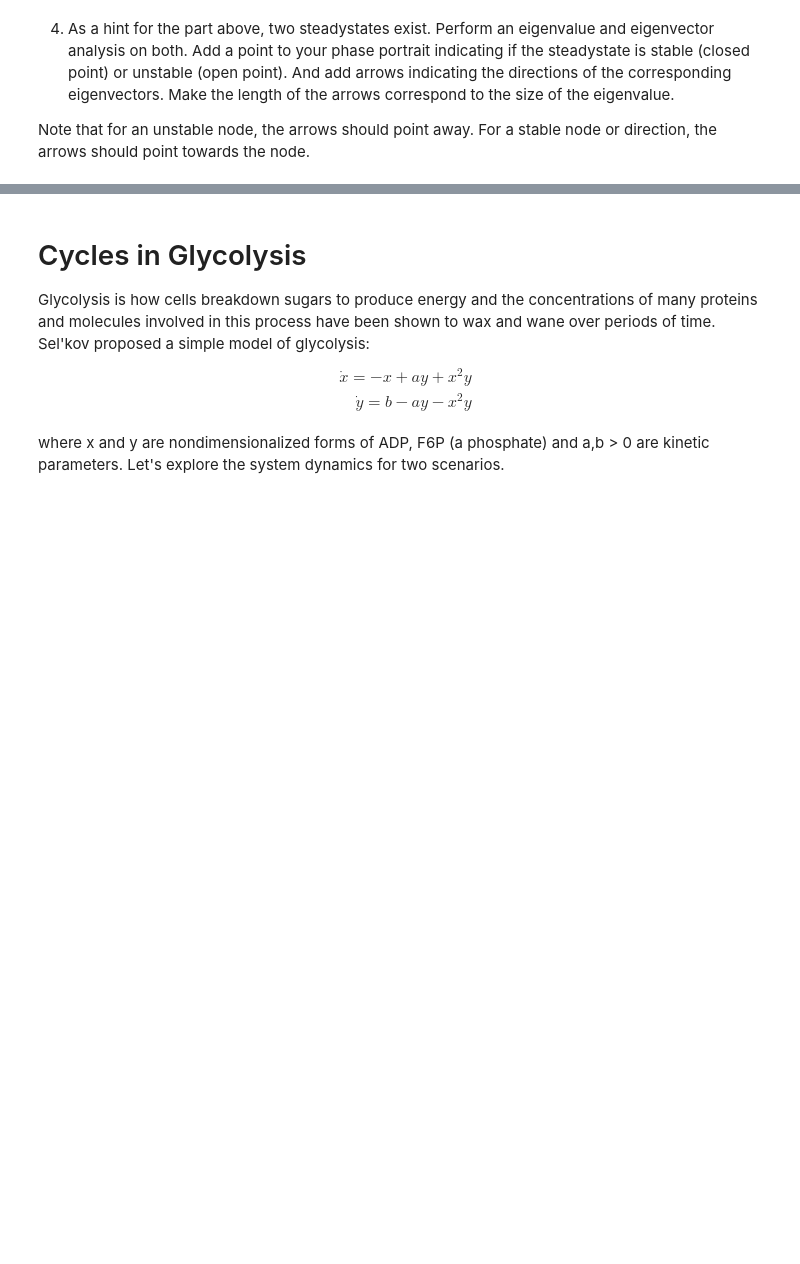
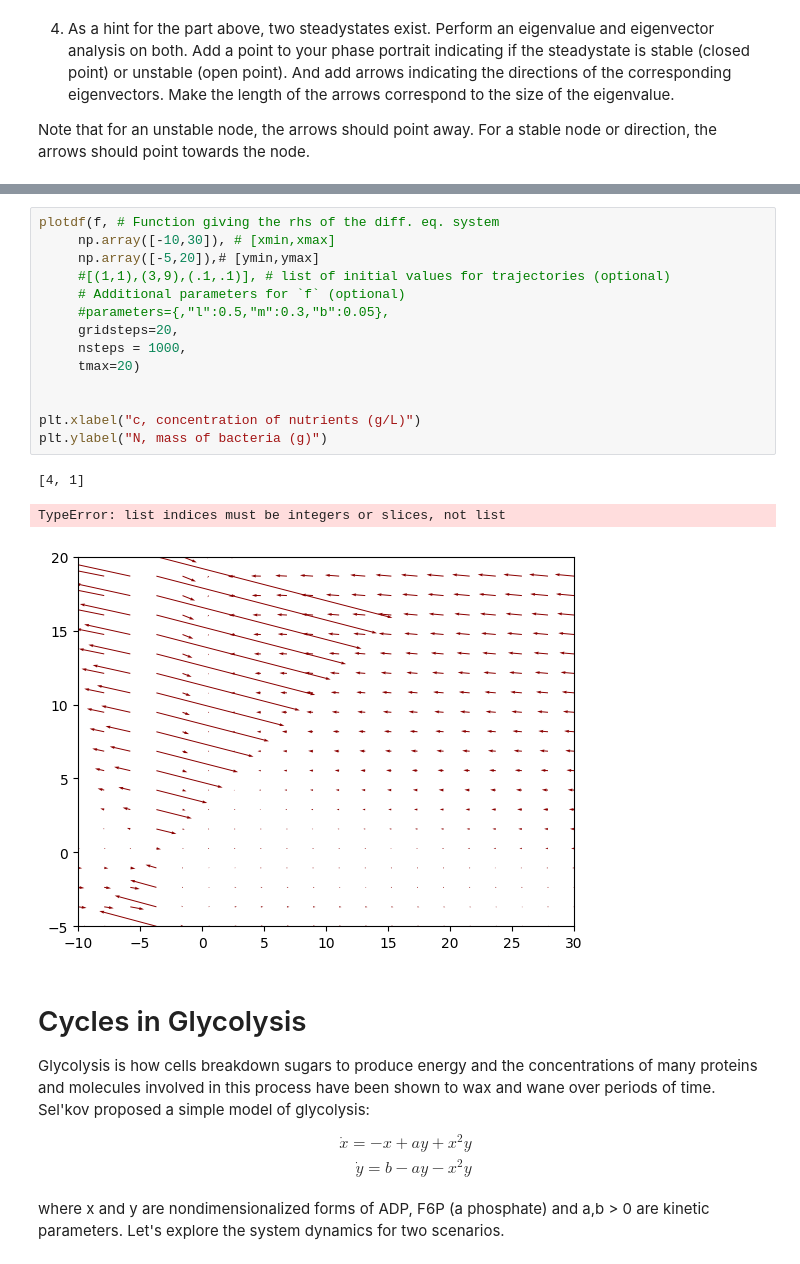
Before and after one commit to mdsnbutler/ChE_2410-Public-Repo, a Jupyter notebook: Homework/Homework 8 Phase Portraits and Cycles.ipynb, the cells around one changed output, grey strips where cells are left out. Saved outputs shown, nothing was run; the diff lists cells and outputs as text; blank space fills up the shorter version.

```diff
--- a/Homework/Homework 8 Phase Portraits and Cycles.ipynb
+++ b/Homework/Homework 8 Phase Portraits and Cycles.ipynb
@@ -73,3 +95,21 @@ Note that for an unstable node, the arrows should point away. For a stable node
+# %%
+plotdf(f, # Function giving the rhs of the diff. eq. system
+     np.array([-10,30]), # [xmin,xmax]
+     np.array([-5,20]),# [ymin,ymax]
+     #[(1,1),(3,9),(.1,.1)], # list of initial values for trajectories (optional)
+     # Additional parameters for `f` (optional)
+     #parameters={,"l":0.5,"m":0.3,"b":0.05},
+     gridsteps=20,
+     nsteps = 1000,
+     tmax=20)
+
+
+plt.xlabel("c, concentration of nutrients (g/L)")
+plt.ylabel("N, mass of bacteria (g)")
+# %% [output]
+[4, 1]
+TypeError: list indices must be integers or slices, not list
+[figure, added]
 # %% [markdown]
 # Cycles in Glycolysis
 
```
Also changed, not shown: parts of 5 cells of this notebook, 2 other files.
